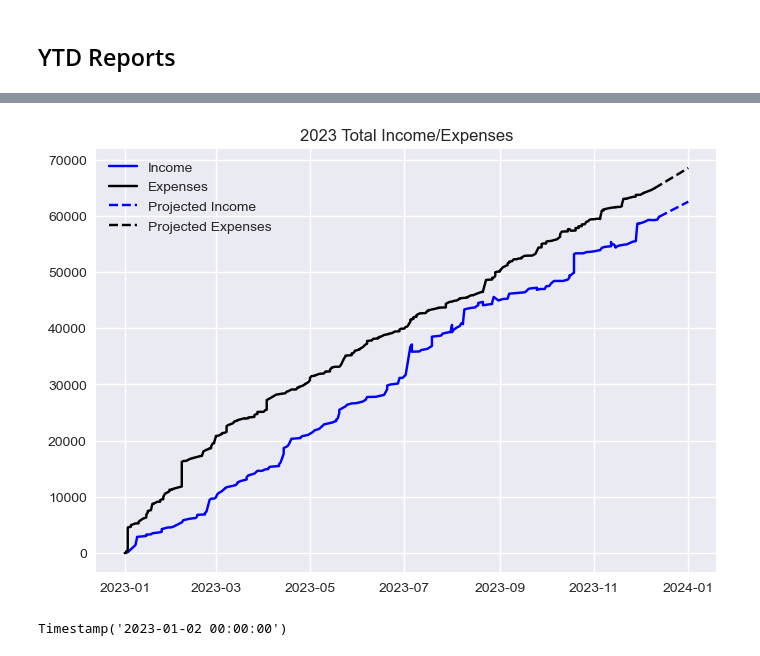
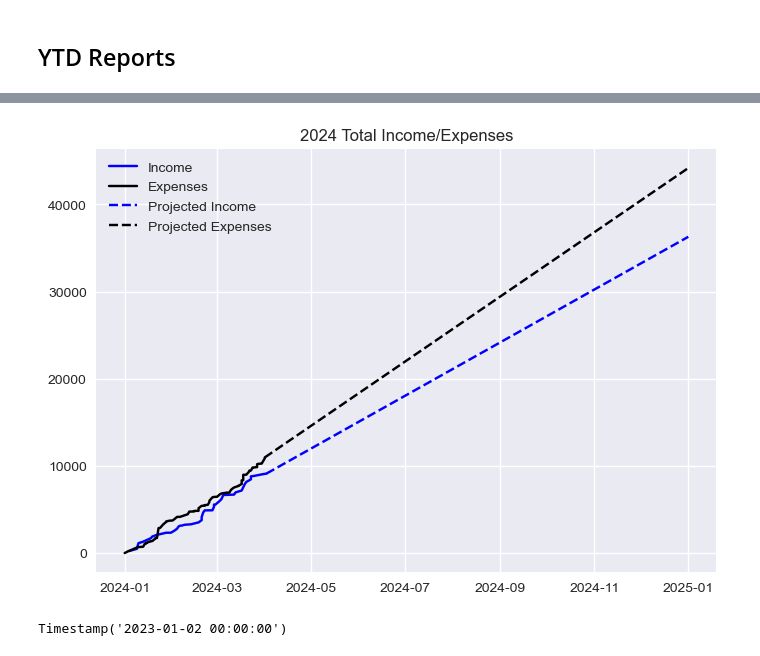
Before and after one commit to keaturner55/ChurchFinance, a Jupyter notebook: src/notebook/qb_ytd_reports.ipynb, the cells around one changed output, grey strips where cells are left out. Saved outputs shown, nothing was run; the diff lists cells and outputs as text; code cells hidden in the pictures.

```diff
--- a/src/notebook/qb_ytd_reports.ipynb
+++ b/src/notebook/qb_ytd_reports.ipynb
@@ -141,6 +119,6 @@ all_totals[~all_totals['item'].isin(['Lead Pastor','Associate Pastor'])].sort_va
 # %%
-start_time = parser.parse('2023-01-01')
-end_time = parser.parse('2024-01-01')
+start_time = parser.parse('2024-01-01')
+end_time = parser.parse('2025-01-01')
 expense_max_date = expenses['Date'].max()
 income_max_date = income['Date'].max()
 
@@ -180,22 +158,22 @@ Net Profit: -5071.899999999994
 # %%
 fig, ax = plt.subplots()
 expense_line = expenses.sort_values('Date')[['Amount','Date']]
 expense_line['Amount'] = expense_line['Amount'].cumsum()
 income_line = income.sort_values('Date')[['Amount','Date']]
 income_line['Amount'] = income_line['Amount'].cumsum()
 ax.plot(income_line['Date'], income_line['Amount'], color='blue', label="Income")
 ax.plot(expense_line['Date'],expense_line['Amount'], color='black', label="Expenses")
-projected_income_dates = [list(income_line.tail(1)['Date'])[0], parser.parse('2024-01-01')]
+projected_income_dates = [list(income_line.tail(1)['Date'])[0], parser.parse('2025-01-01')]
 projected_income_line = [list(income_line.tail(1)['Amount'])[0], projected_income_total]
-projected_expense_dates = [list(expense_line.tail(1)['Date'])[0], parser.parse('2024-01-01')]
+projected_expense_dates = [list(expense_line.tail(1)['Date'])[0], parser.parse('2025-01-01')]
 projected_expense_line = [list(expense_line.tail(1)['Amount'])[0], projected_expense_total]
 ax.plot(projected_income_dates,projected_income_line,linestyle='--',color='blue', label="Projected Income")
 ax.plot(projected_expense_dates,projected_expense_line,linestyle='--',color='black', label="Projected Expenses")
 ax.legend()
-ax.set_title("2023 Total Income/Expenses")
+ax.set_title("2024 Total Income/Expenses")
 plt.savefig('total_income_expense_projections.png')
 # %% [output]
-[figure, old version]
+[figure, new version]
 # %%
 expense_line = pd.concat([expense_line,pd.DataFrame({'Amount':remaining_expenses,'Date':parser.parse('2024-01-01')},index=[0])])
 income_line = pd.concat([income_line,pd.DataFrame({'Amount':remaining_income,'Date':parser.parse('2024-01-01')},index=[0])])
```
Also changed, not shown: parts of 11 cells of this notebook, 5 other files.
